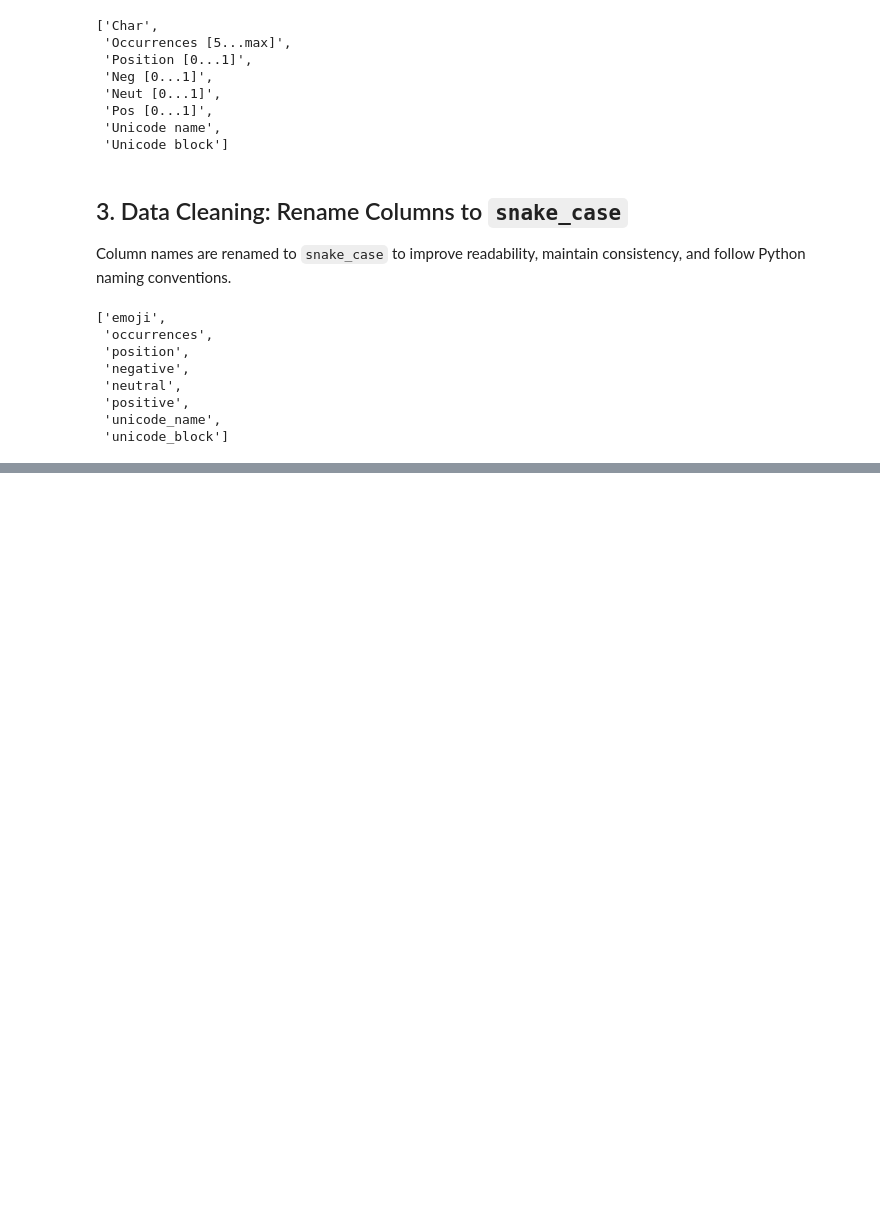
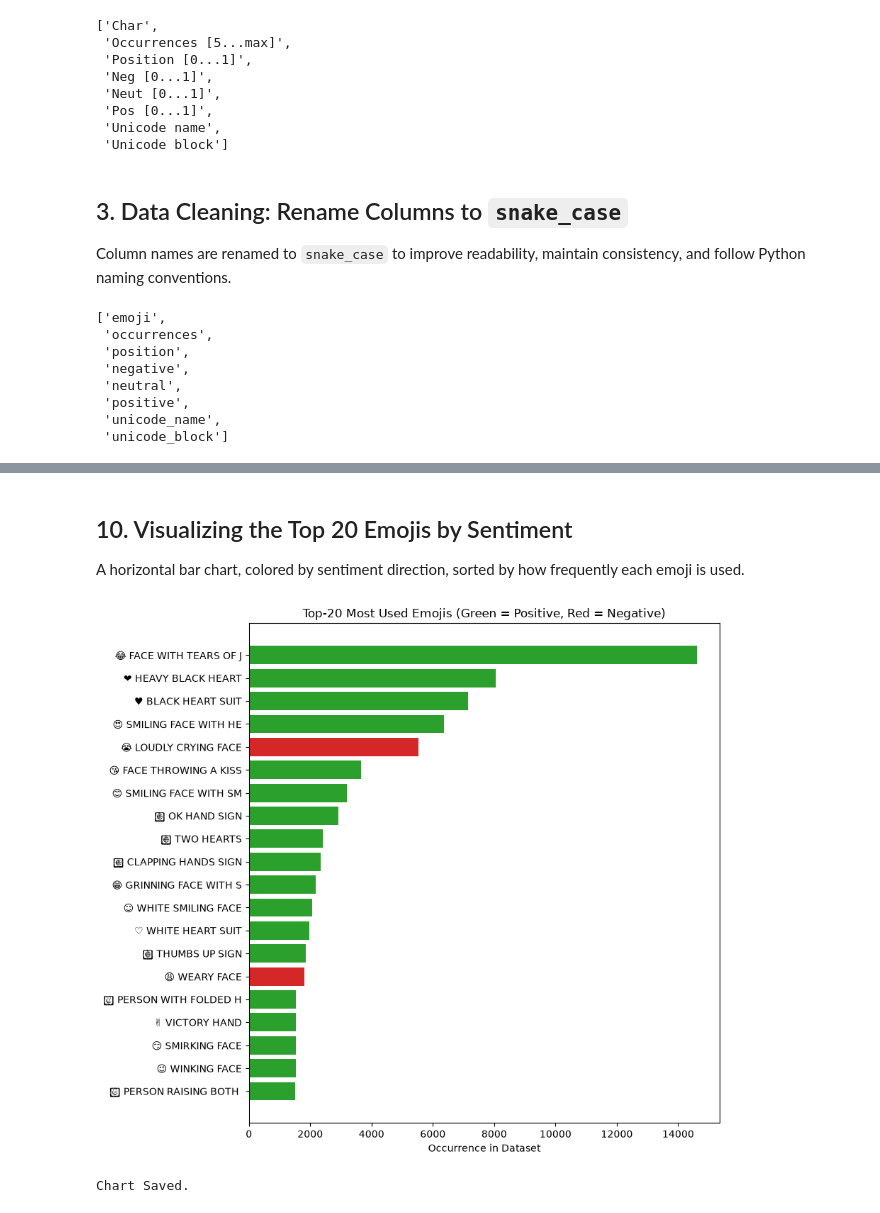
Before and after one commit to dakshita01/data-science-portfolio, a Jupyter notebook: 02-emoji-sentiment/notebook/emoji_sentiment.ipynb, the cells around one changed output, grey strips where cells are left out. Cells and saved outputs as stored; diff of their text form; code cells hidden in the pictures; blank space fills up the shorter version.

```diff
--- a/02-emoji-sentiment/notebook/emoji_sentiment.ipynb
+++ b/02-emoji-sentiment/notebook/emoji_sentiment.ipynb
@@ -107,0 +137,5 @@ df.columns.tolist()
+# %%
+top_20 = df.sort_values('occurrences', ascending=False).head(20)
+pct_positive_top20 = top_20['positive_flag'].mean() * 100
+
+print(f"{pct_positive_top20:1f}% of the top 20 most-used emoji lean positive")
@@ -107,0 +224,32 @@ df.columns.tolist()
+# %% [markdown]
+## 10. Visualizing the Top 20 Emojis by Sentiment
+
+A horizontal bar chart, colored by sentiment direction, sorted by
+how frequently each emoji is used.
+# %%
+import warnings
+
+warnings.filterwarnings(
+    "ignore",
+    message="Glyph.*missing from font"
+)
+
+top_20_sorted = top_20.sort_values('occurrences', ascending=True)
+colors = ['C2' if flag else 'C3' for flag in top_20_sorted['positive_flag']]
+
+plt.figure(figsize=(9, 8))
+plt.barh(
+    top_20_sorted['emoji'] + ' ' + top_20_sorted['unicode_name'].str[:20],
+    top_20_sorted['occurrences'], color=colors
+)
+plt.xlabel('Occurrence in Dataset')
+plt.title('Top-20 Most Used Emojis (Green = Positive, Red = Negative)')
+plt.tight_layout()
+
+plt.savefig('../images/plots/top20_emojis_by_sentiment.png', dpi=150, bbox_inches='tight')
+plt.show()
+
+print("Chart Saved.")
+# %% [output]
+[figure, added]
+Chart Saved.
```
Also changed, not shown: parts of 13 cells of this notebook, 2 other files.
